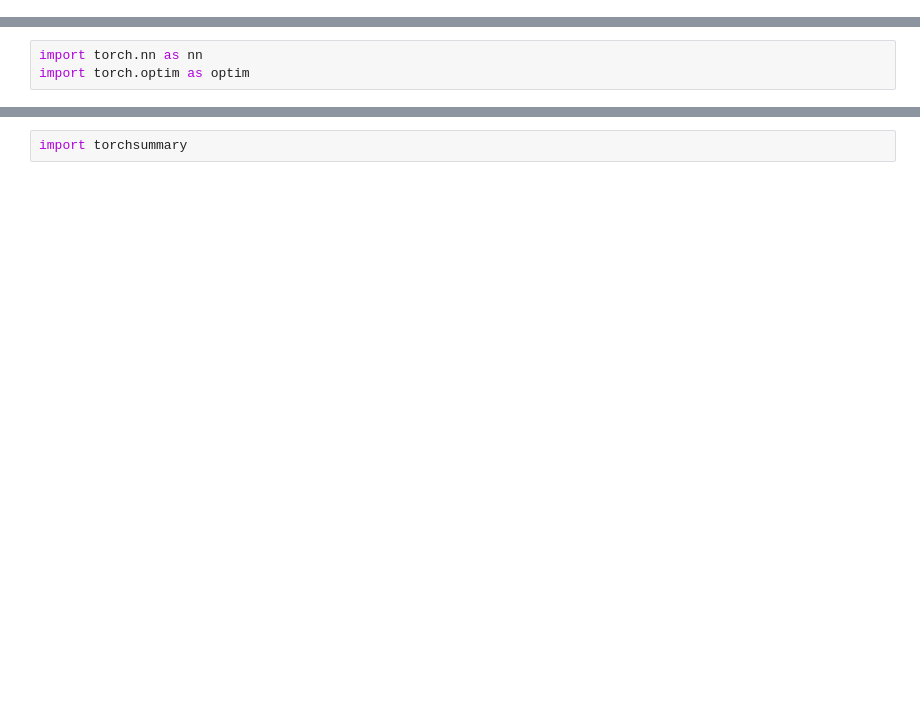
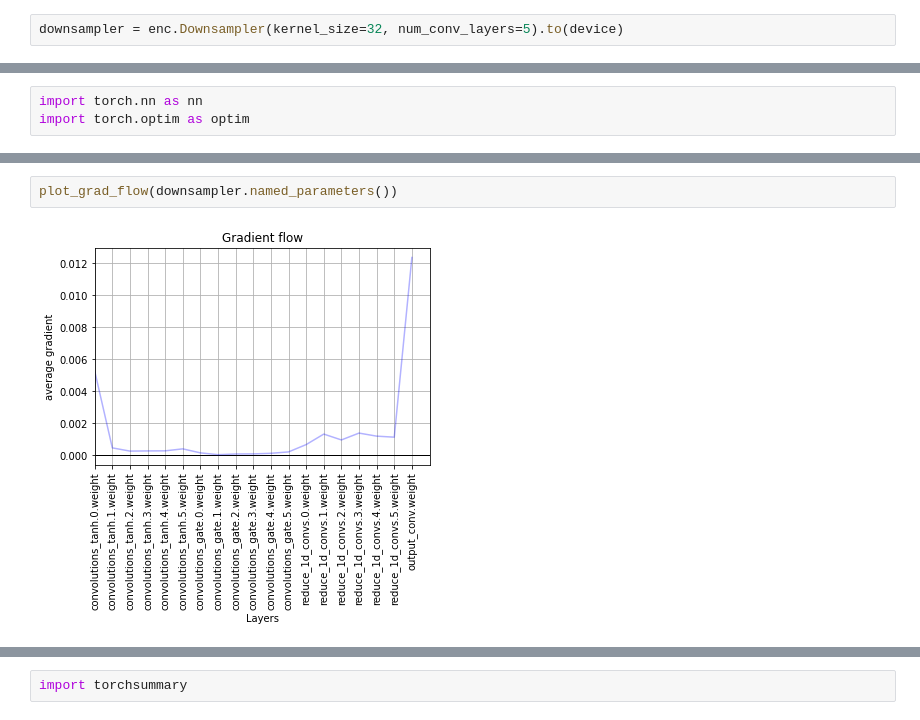
Before and after one commit to Studienarbeit-Konrad-Hendrik/ConditionalWaveNetModel, a Jupyter notebook: WaveCnn.ipynb, the cells around one changed output, grey strips where cells are left out. Saved outputs shown, nothing was run; the diff lists cells and outputs as text; blank space fills up the shorter version.

```diff
--- a/WaveCnn.ipynb
+++ b/WaveCnn.ipynb
@@ -80,0 +112,2 @@ model = cw.ConditionalWaveNet(has_local_cond=False, has_global_cond=False).to(de
+# %%
+downsampler = enc.Downsampler(kernel_size=32, num_conv_layers=5).to(device)
@@ -128,0 +215,4 @@ for e in range(epochs):
+# %%
+plot_grad_flow(downsampler.named_parameters())
+# %% [output]
+[figure, added]
```
Also changed, not shown: parts of 50 cells of this notebook, 5 other files.
